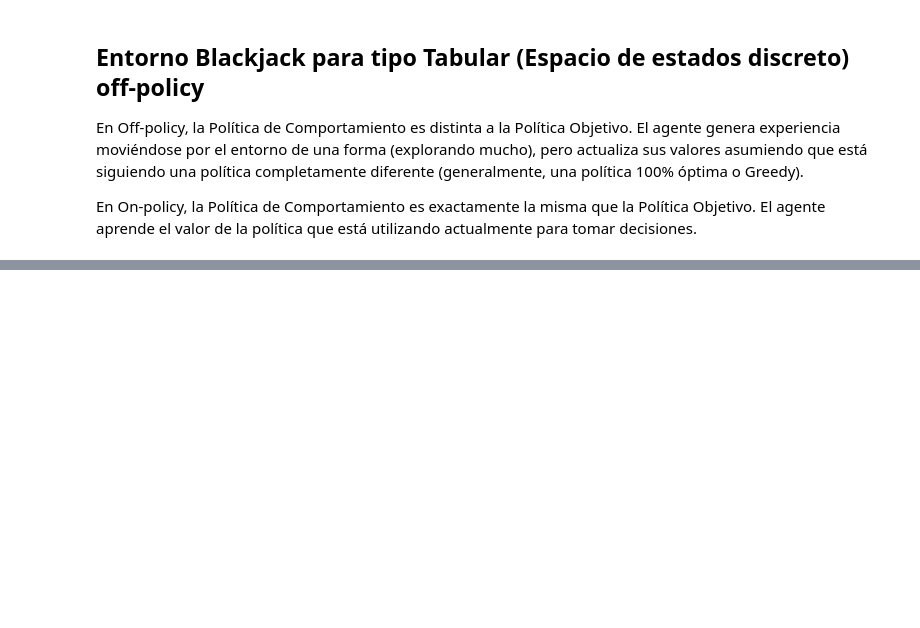
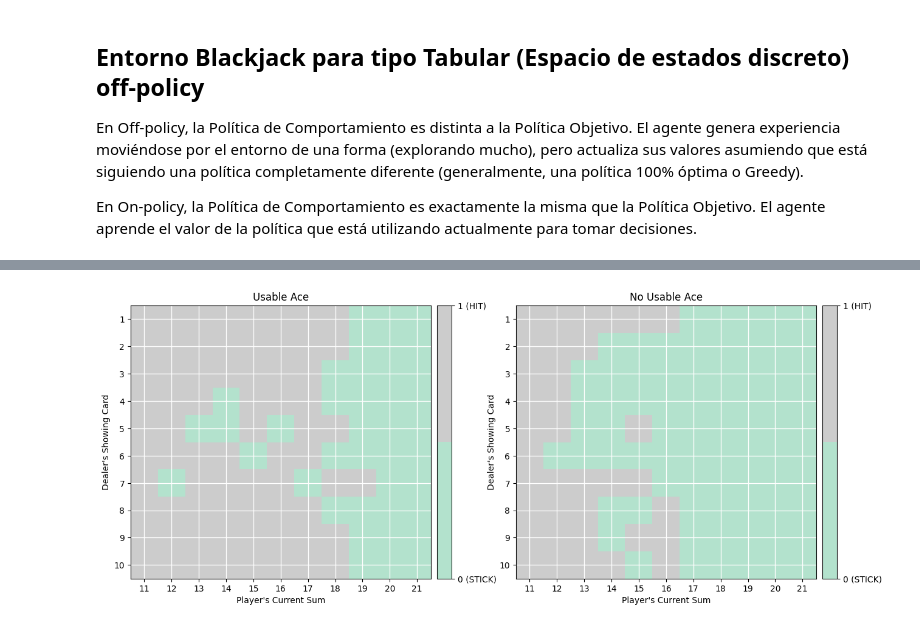
Before and after one commit to kikaymusic/EscuderoRodriguezSanchez, a Jupyter notebook: Entornos_Complejos/notebook_tabular.ipynb, the cells around one changed output, grey strips where cells are left out. Cells and saved outputs as stored; diff of their text form; code cells hidden in the pictures; blank space fills up the shorter version.

```diff
--- a/Entornos_Complejos/notebook_tabular.ipynb
+++ b/Entornos_Complejos/notebook_tabular.ipynb
@@ -74,0 +186,5 @@ state, info = env.reset(seed=SEMILLA)
+# %%
+
+plot_policy(policy)
+# %% [output]
+[figure, added]
```
Also changed, not shown: parts of 12 cells of this notebook, 7 other files.
